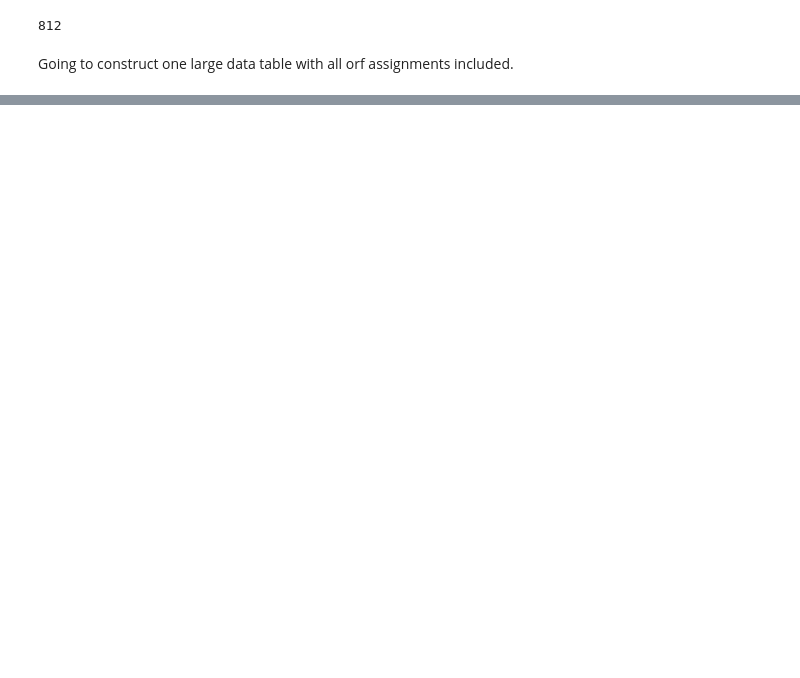
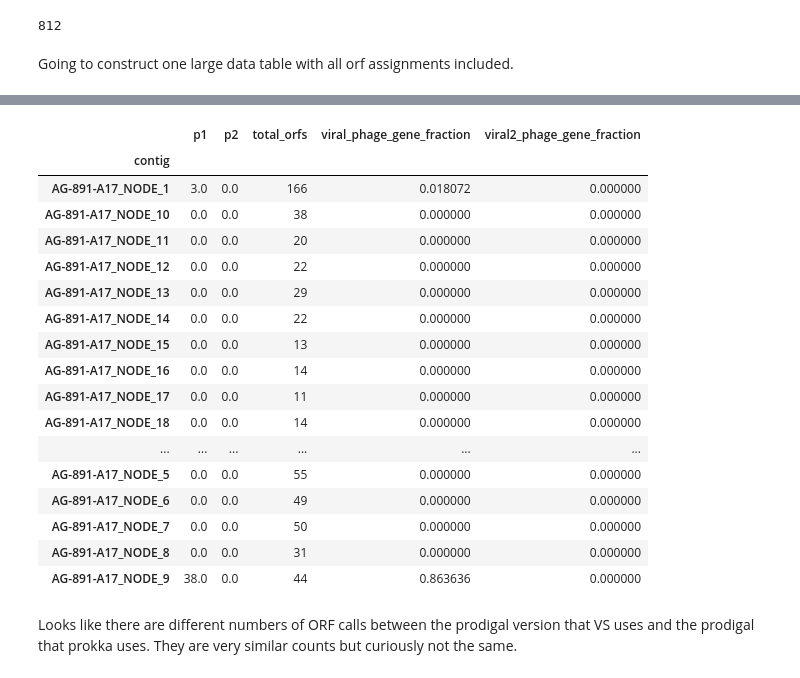
Before and after one commit to BigelowLab/viruscope, a Jupyter notebook: notebooks/1801_bats248_mica_munge.ipynb, the cells around one changed output, grey strips where cells are left out. Cells and saved outputs as stored; diff of their text form; code cells hidden in the pictures; blank space fills up the shorter version.

Commit message:
summarize phage hits to contigs

```diff
--- a/notebooks/1801_bats248_mica_munge.ipynb
+++ b/notebooks/1801_bats248_mica_munge.ipynb
@@ -26,0 +154,2 @@ cluster_calls.to_csv("/mnt/scgc/simon/simonsproject/bats248_vs/phage_hits.csv",
+# %%
+omp = sag_pcounts[['contig','id','p1','p2','len']]
@@ -26,0 +158,32 @@ cluster_calls.to_csv("/mnt/scgc/simon/simonsproject/bats248_vs/phage_hits.csv",
+# %%
+p1 = summarize_by_contig(omp, 'p1')
+p2 = summarize_by_contig(omp, 'p2')
+orf_count = pd.DataFrame(om.groupby('contig')['id'].count()).rename(columns={'id':'total_orfs'})
+# %%
+csum = pd.concat([p1, p2, orf_count], axis=1)
+# %%
+csum['viral_phage_gene_fraction'] = csum['p1'] / csum['total_orfs']
+csum['viral2_phage_gene_fraction'] = csum['p2'] / csum['total_orfs']
+# %%
+csum
+# %% [output]
+|  | p1 | p2 | total_orfs | viral_phage_gene_fraction | viral2_phage_gene_fraction |
+| contig |  |  |  |  |  |
+| AG-891-A17_NODE_1 | 3.0 | 0.0 | 166 | 0.018072 | 0.000000 |
+| AG-891-A17_NODE_10 | 0.0 | 0.0 | 38 | 0.000000 | 0.000000 |
+| AG-891-A17_NODE_11 | 0.0 | 0.0 | 20 | 0.000000 | 0.000000 |
+| AG-891-A17_NODE_12 | 0.0 | 0.0 | 22 | 0.000000 | 0.000000 |
+| AG-891-A17_NODE_13 | 0.0 | 0.0 | 29 | 0.000000 | 0.000000 |
+| AG-891-A17_NODE_14 | 0.0 | 0.0 | 22 | 0.000000 | 0.000000 |
+| AG-891-A17_NODE_15 | 0.0 | 0.0 | 13 | 0.000000 | 0.000000 |
+| AG-891-A17_NODE_16 | 0.0 | 0.0 | 14 | 0.000000 | 0.000000 |
+| AG-891-A17_NODE_17 | 0.0 | 0.0 | 11 | 0.000000 | 0.000000 |
+| AG-891-A17_NODE_18 | 0.0 | 0.0 | 14 | 0.000000 | 0.000000 |
+| ... | ... | ... | ... | ... | ... |
+| AG-891-A17_NODE_5 | 0.0 | 0.0 | 55 | 0.000000 | 0.000000 |
+| AG-891-A17_NODE_6 | 0.0 | 0.0 | 49 | 0.000000 | 0.000000 |
+| AG-891-A17_NODE_7 | 0.0 | 0.0 | 50 | 0.000000 | 0.000000 |
+| AG-891-A17_NODE_8 | 0.0 | 0.0 | 31 | 0.000000 | 0.000000 |
+| AG-891-A17_NODE_9 | 38.0 | 0.0 | 44 | 0.863636 | 0.000000 |
+# %% [markdown]
+Looks like there are different numbers of ORF calls between the prodigal version that VS uses and the prodigal that prokka uses.  They are very similar counts but curiously not the same.
```
Also changed, not shown: parts of 29 cells of this notebook, 1 other file.
